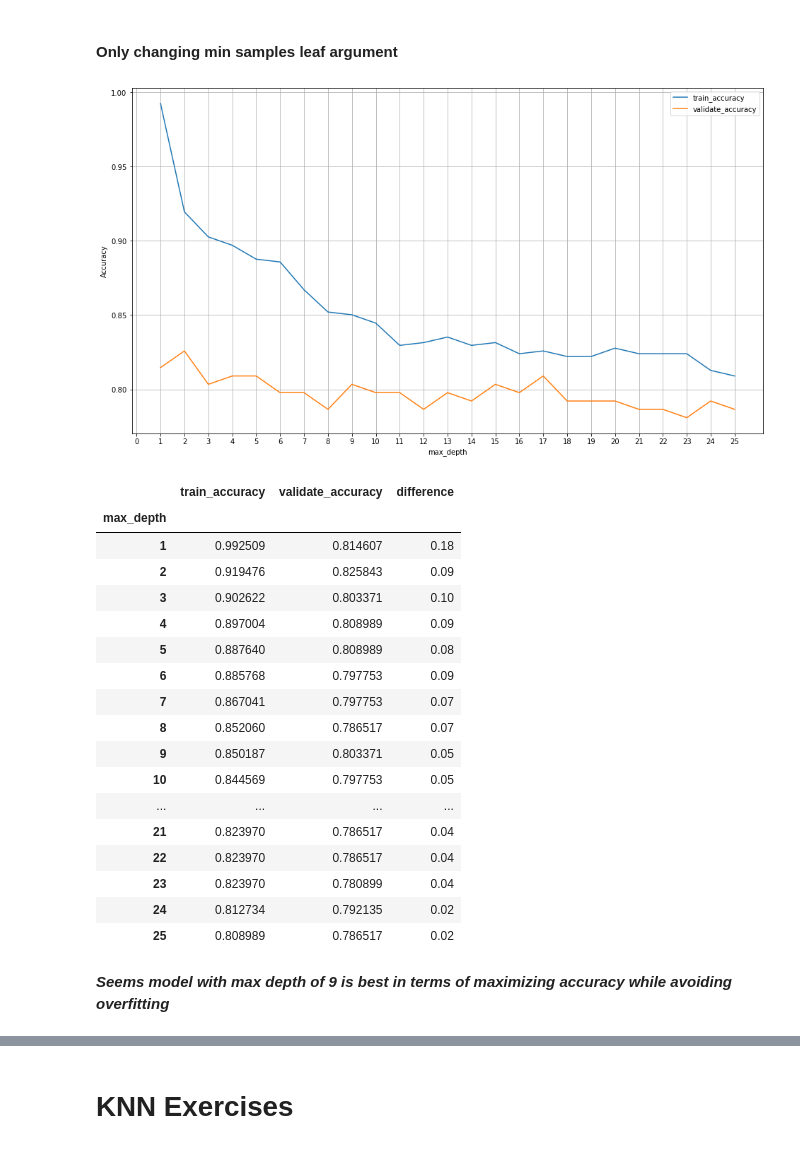
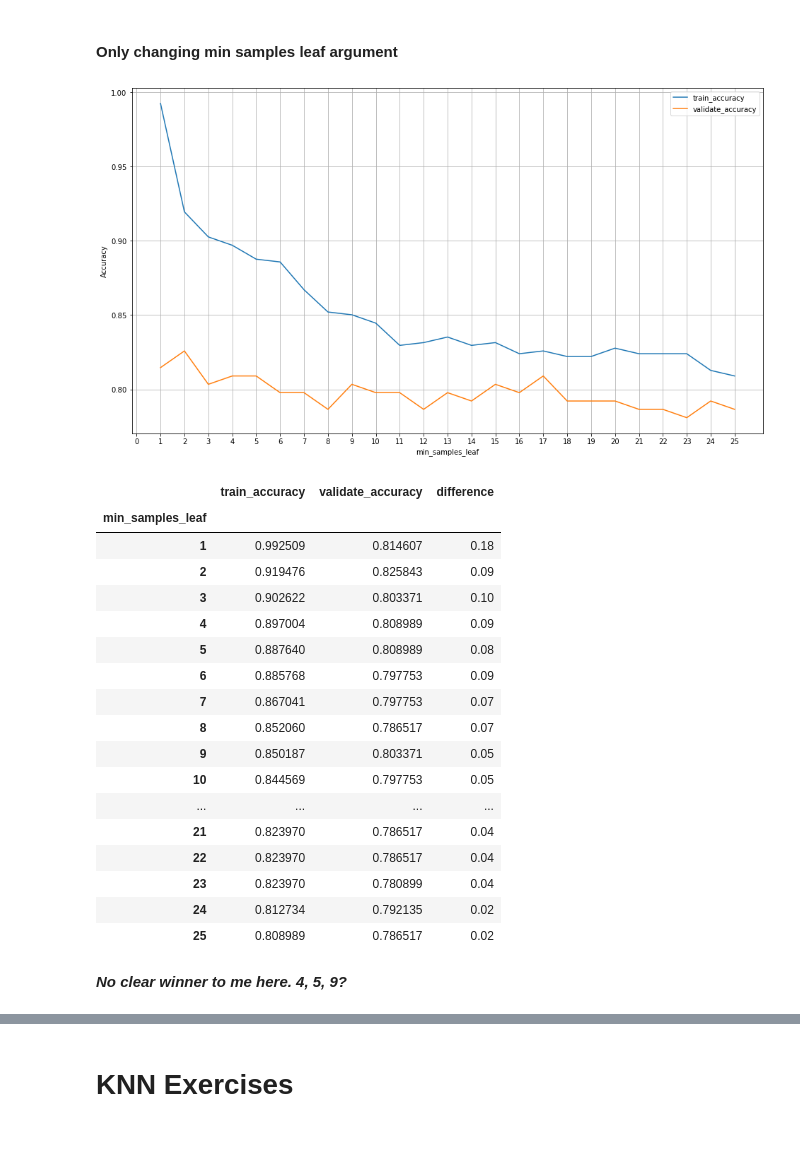
Before and after one commit to adam-talbot/classification-exercises, a Jupyter notebook: model.ipynb, the cells around one changed output, grey strips where cells are left out. Cells and saved outputs as stored; diff of their text form; code cells hidden in the pictures.

```diff
--- a/model.ipynb
+++ b/model.ipynb
@@ -1961,7 +1961,7 @@ for i in range(1, 26):
     out_of_sample_accuracy = forest.score(X_validate, y_validate)
 
     output = {
-        "max_depth": i,
+        "min_samples_leaf": i,
         "train_accuracy": in_sample_accuracy,
         "validate_accuracy": out_of_sample_accuracy
     }
@@ -1973,20 +1973,20 @@ df = pd.DataFrame(metrics)
 # df
 # %%
 # plot the data
-df.set_index('max_depth').plot(figsize = (16,9))
+df.set_index('min_samples_leaf').plot(figsize = (16,9))
 # plt.ylim(0.90, 1)
 plt.ylabel('Accuracy')
 plt.xticks(np.arange(0,26,1))
 plt.grid()
 # %% [output]
-[figure, old version]
+[figure, new version]
 # %%
-df = df.set_index('max_depth')
+df = df.set_index('min_samples_leaf')
 df["difference"] = round(df.train_accuracy - df.validate_accuracy, 2)
 df
 # %% [output]
 |  | train_accuracy | validate_accuracy | difference |
-| max_depth |  |  |  |
+| min_samples_leaf |  |  |  |
 | 1 | 0.992509 | 0.814607 | 0.18 |
 | 2 | 0.919476 | 0.825843 | 0.09 |
 | 3 | 0.902622 | 0.803371 | 0.10 |
@@ -2004,4 +2004,4 @@ df
 | 24 | 0.812734 | 0.792135 | 0.02 |
 | 25 | 0.808989 | 0.786517 | 0.02 |
 # %% [markdown]
-***Seems model with max depth of 9 is best in terms of maximizing accuracy while avoiding overfitting***
+***No clear winner to me here. 4, 5, 9?***
```
Also changed, not shown: parts of 10 cells of this notebook.
